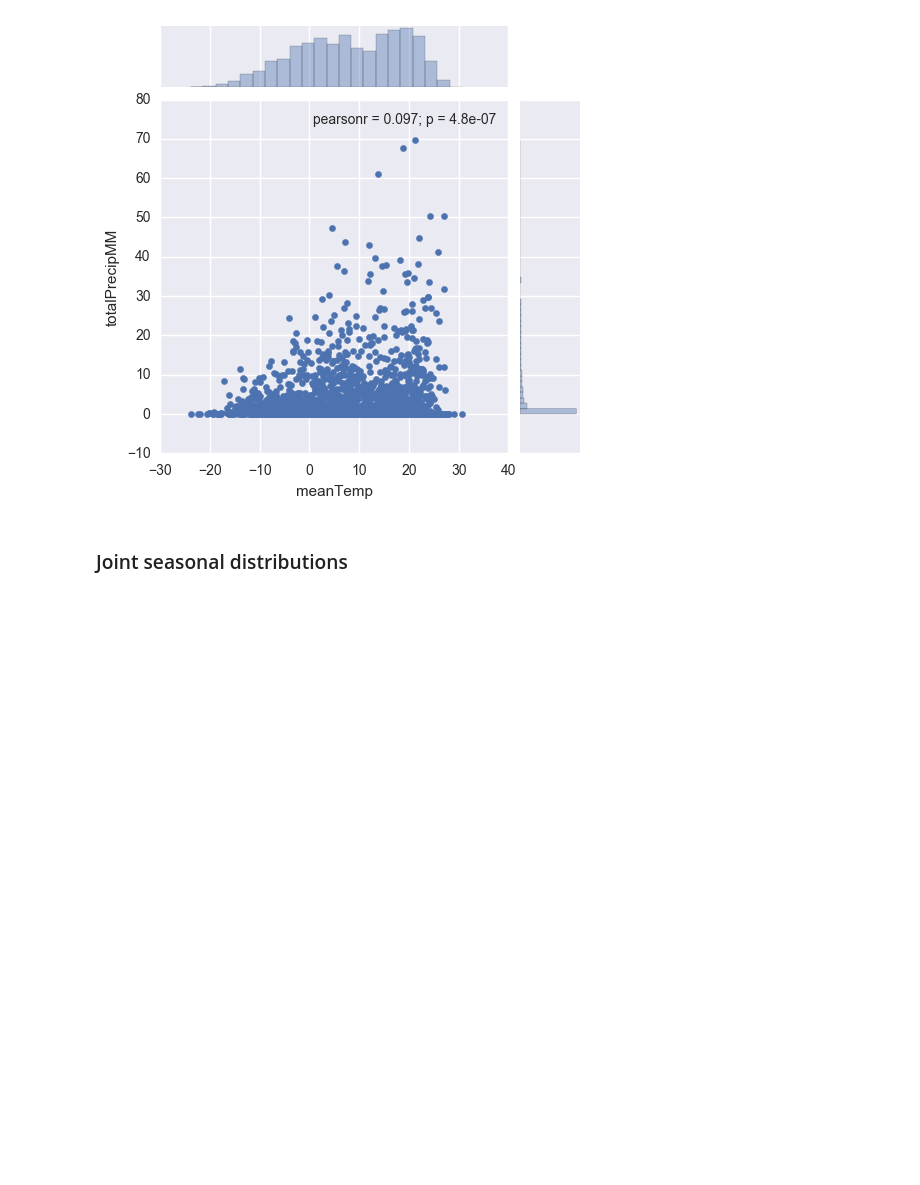
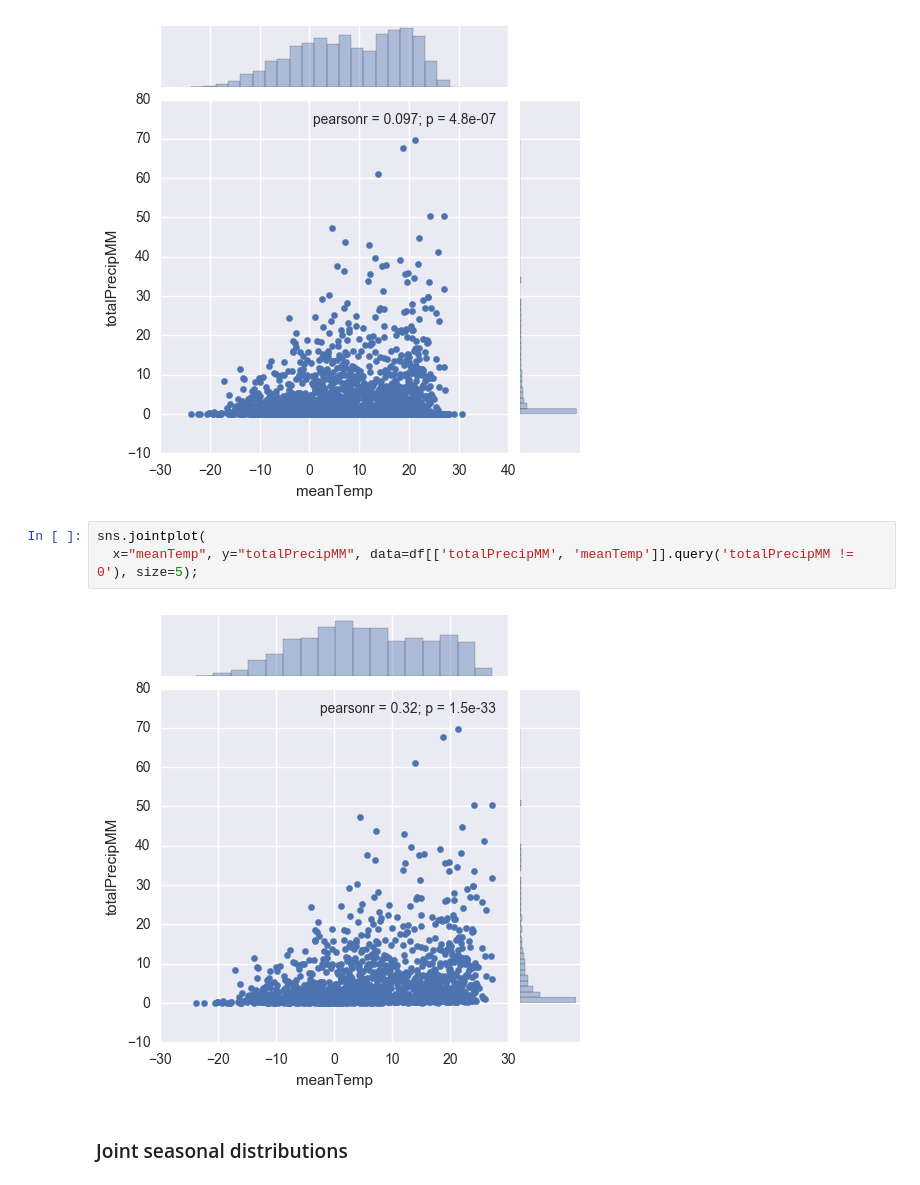
Before and after one commit to calvdee/analysis-london-ont-precipitation, a Jupyter notebook: notebooks/2. Exploratory Weather Data Analysis.ipynb, the cells around one changed output. Saved outputs shown, nothing was run; the diff lists cells and outputs as text; blank space fills up the shorter version.

Commit message:
Updated notebooks, viz,  and added images

```diff
--- a/notebooks/2. Exploratory Weather Data Analysis.ipynb
+++ b/notebooks/2. Exploratory Weather Data Analysis.ipynb
@@ -180,6 +190,11 @@ sns.pairplot(df[cols].fillna(0), hue='season', size=2.75);
 sns.jointplot(x="meanTemp", y="totalPrecipMM", data=df[['totalPrecipMM', 'meanTemp']], size=5);
 # %% [output]
 [figure]
+# %%
+sns.jointplot(
+  x="meanTemp", y="totalPrecipMM", data=df[['totalPrecipMM', 'meanTemp']].query('totalPrecipMM != 0'), size=5);
+# %% [output]
+[figure, added]
 # %% [markdown]
 ### Joint seasonal distributions
 # %% [markdown]
```
Also changed, not shown: parts of 8 cells of this notebook, 10 other files.
